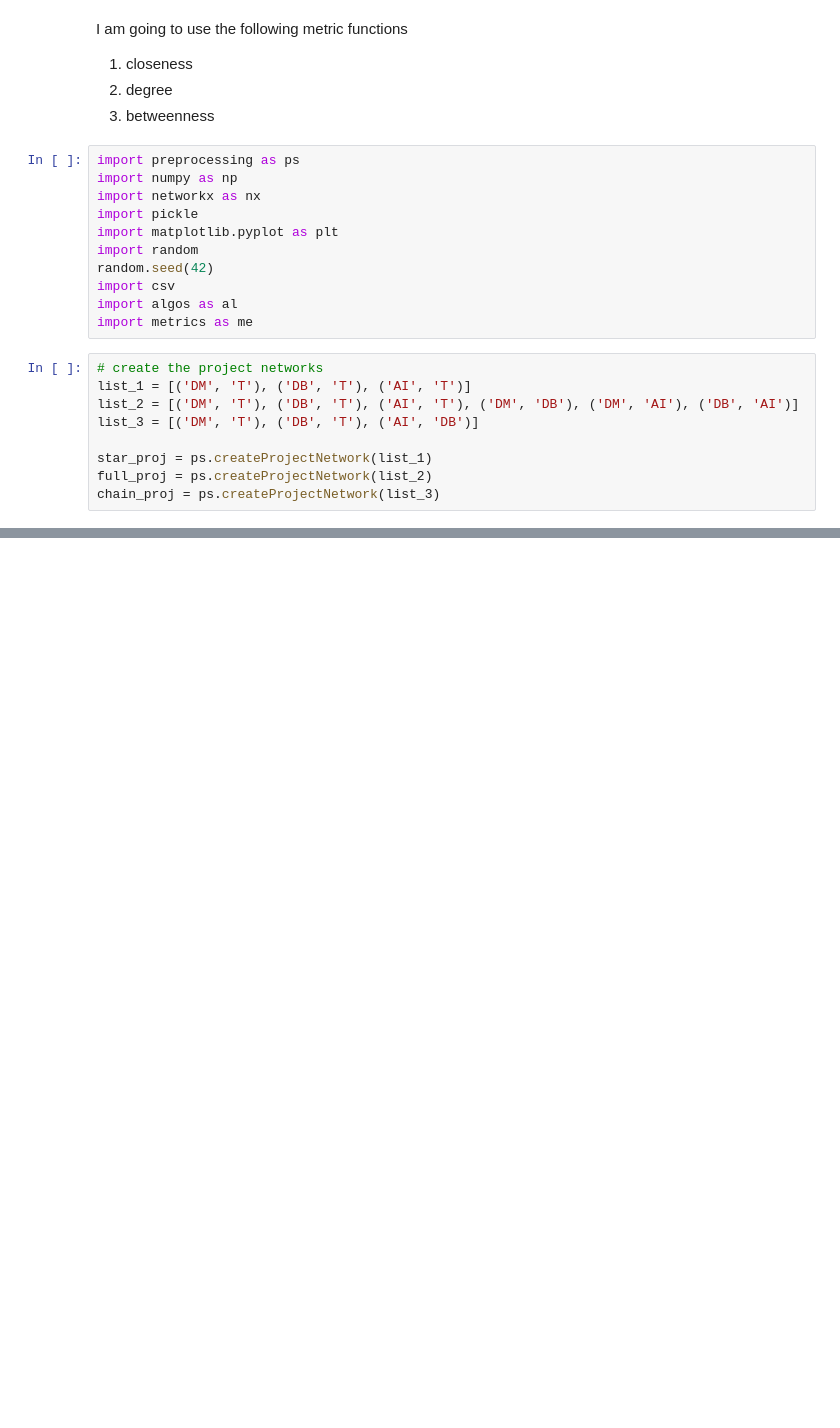
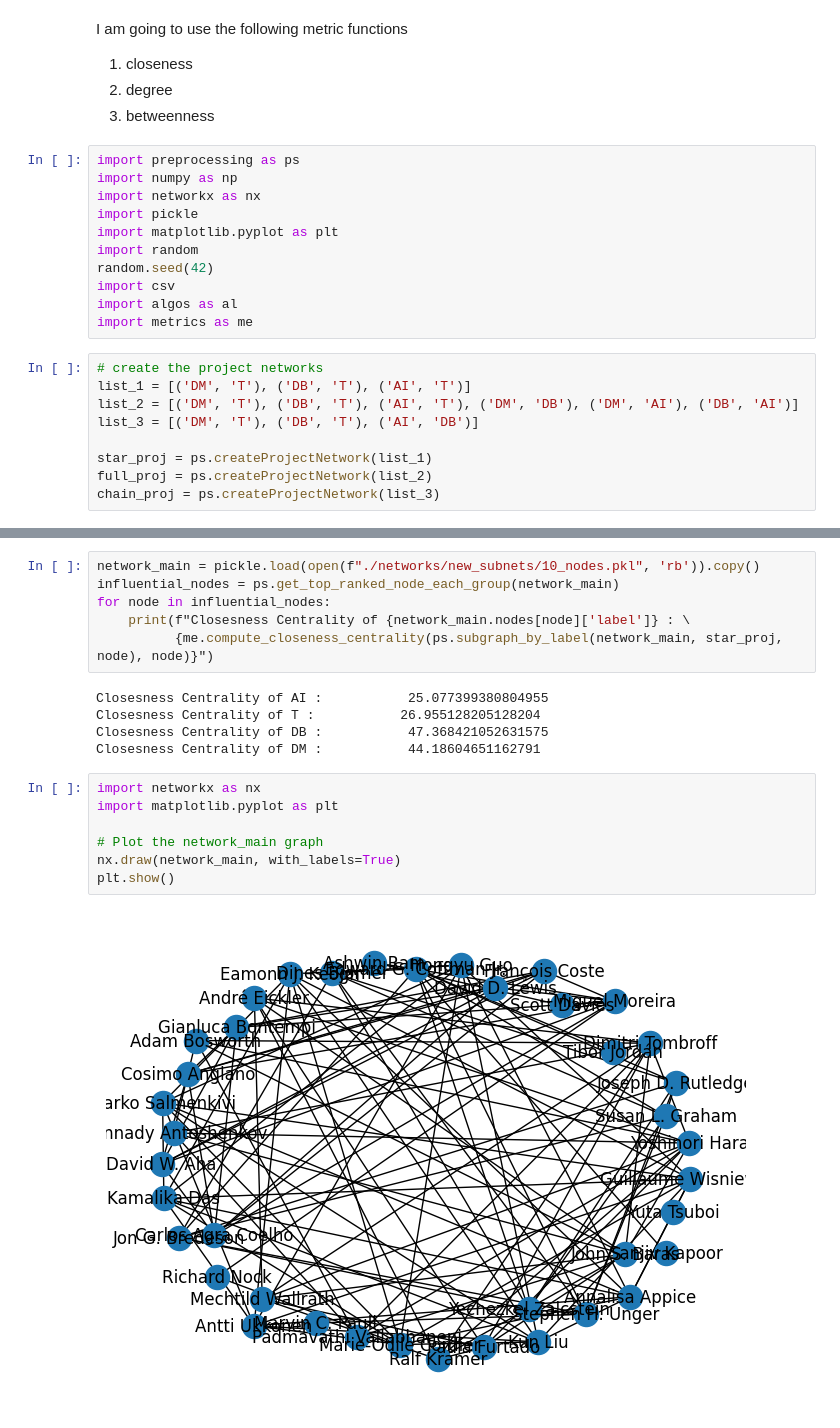
Before and after one commit to twumasimb/DBLP-Analysis, a Jupyter notebook: norm_experiment_1.ipynb, the cells around one changed output, grey strips where cells are left out. Saved outputs shown, nothing was run; the diff lists cells and outputs as text; blank space fills up the shorter version.

```diff
--- a/norm_experiment_1.ipynb
+++ b/norm_experiment_1.ipynb
@@ -125,0 +139,20 @@ KeyError: None
+# %%
+network_main = pickle.load(open(f"./networks/new_subnets/10_nodes.pkl", 'rb')).copy()
+influential_nodes = ps.get_top_ranked_node_each_group(network_main)
+for node in influential_nodes:
+    print(f"Closesness Centrality of {network_main.nodes[node]['label']} : \
+          {me.compute_closeness_centrality(ps.subgraph_by_label(network_main, star_proj, node), node)}")
+# %% [output]
+Closesness Centrality of AI :           25.077399380804955
+Closesness Centrality of T :           26.955128205128204
+Closesness Centrality of DB :           47.368421052631575
+Closesness Centrality of DM :           44.18604651162791
+# %%
+import networkx as nx
+import matplotlib.pyplot as plt
+
+# Plot the network_main graph
+nx.draw(network_main, with_labels=True)
+plt.show()
+# %% [output]
+[figure, added]
```
Also changed, not shown: parts of 1 cell of this notebook, 2 other files.
